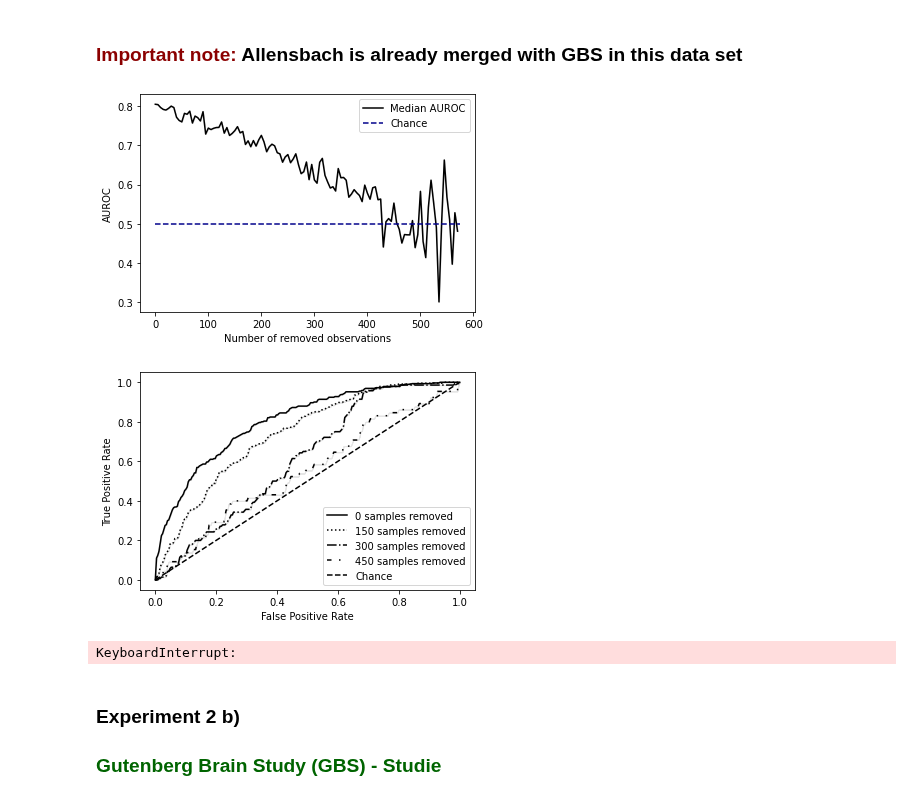
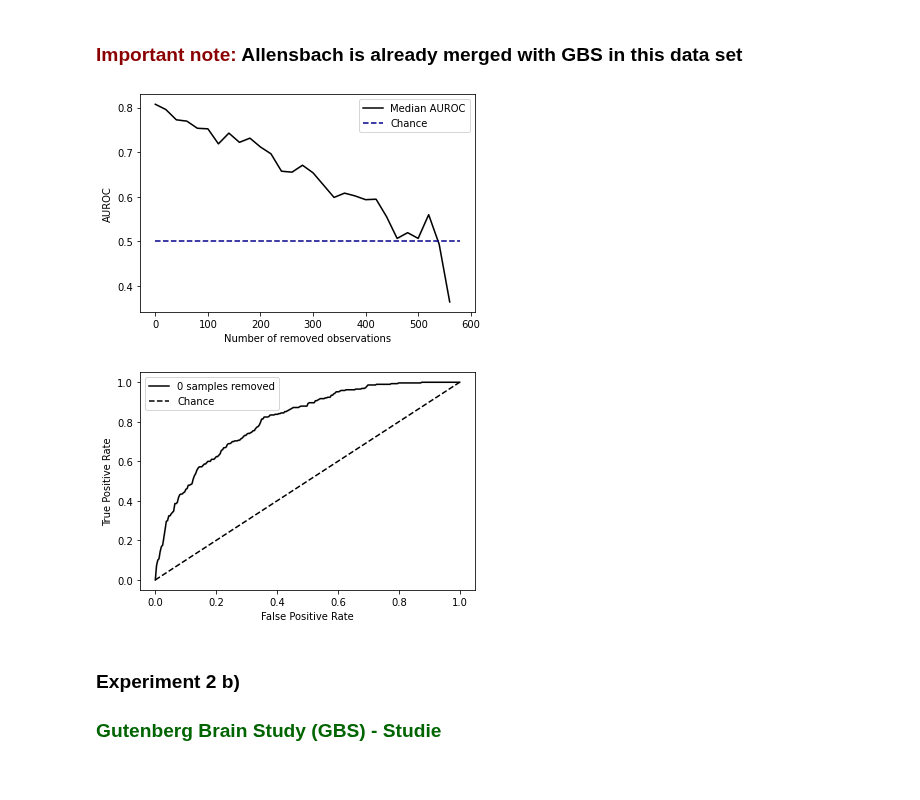
Before and after one commit to laksannathan/maximal-representative-sampling, a Jupyter notebook: src/Maximal Representative Sampling.ipynb, the cells around one changed output. Drawn from its saved outputs; the diff is of its cells as text; code cells hidden in the pictures.

Commit message:
Add cv experiment and pickle support

```diff
--- a/src/Maximal Representative Sampling.ipynb
+++ b/src/Maximal Representative Sampling.ipynb
@@ -331,23 +358,23 @@ for c in ctg:
 df_high = df[df['Above/Below 50K'] == ">50K"].copy(deep=True)
 df_low = df[df['Above/Below 50K'] == "<=50K"].copy(deep=True)
 
-df_low = df_low.reindex(np.random.permutation(df_low.index))
-df_high = df_high.reindex(np.random.permutation(df_high.index))
+#df_low = df_low.reindex(np.random.permutation(df_low.index))
+#df_high = df_high.reindex(np.random.permutation(df_high.index))
 
 #-----------------Simulate non-representative data---------------------#
 # 14800, 4700
 rep = pd.concat([df_low.head(1480).copy(deep=True),
-                 df_high.head(470).copy(deep=True)])
+                 df_high.head(470).copy(deep=True)], ignore_index=True)
 
 nonrep_more_high = pd.concat([df_low.tail(1480).copy(deep=True),
-                    df_high.tail(970).copy(deep=True)])
+                    df_high.tail(970).copy(deep=True)], ignore_index=True)
 
 nonrep_more_low = pd.concat([df_low.tail(1000).copy(deep=True),
-                    df_high.tail(270).copy(deep=True)])
+                    df_high.tail(270).copy(deep=True)], ignore_index=True)
 
 #-----------------Simulate representative data---------------------#
 rep2 = pd.concat([df_low.tail(1480).copy(deep=True),
-                 df_high.tail(470).copy(deep=True)])
+                 df_high.tail(470).copy(deep=True)], ignore_index=True)
 
 rep['label'] = 0
 nonrep_more_high['label'] = 1
@@ -535,7 +549,7 @@ for temp in tqdm(temperatures):
 ### <font color='darkred'>Important note:</font>  <a name="allensbach"></a> Allensbach is already merged with GBS in this data set
 # %%
 mu, sigma = 0.1, 0.06
-temperatures = np.random.normal(mu, sigma, 10)
+temperatures = np.random.normal(mu, sigma, 1)
 
 allensbach = pd.read_csv(os.path.join(path, 'data/allensbach_mrs.csv'))
 allensbach.drop(['Unnamed: 0'], axis=1, inplace=True)
@@ -548,43 +562,46 @@ scaler = StandardScaler()
 scaled_allensbach = allensbach.copy(deep=True)
 scaled_allensbach[allensbach_columns] = scaler.fit_transform(scaled_allensbach[allensbach_columns])
 
-drop = 5
+drop = 20
 number_of_splits = 5
 result_dir = os.path.join(os.getcwd(), 'results/gbs_allensbach',
                           datetime.datetime.now().strftime('%Y-%m-%d_%H-%M-%S'))
 os.makedirs(result_dir)
 
 test_size = 0.5
 number_of_iterations = int(len(scaled_allensbach[scaled_allensbach['label']  == 1]) / drop)
 
 aucs = []
 rocs = []
 
 for temp in tqdm(temperatures):
     allensbach_mrs, auc, roc = repeated_MRS(scaled_allensbach, allensbach_columns, temp,
                     number_of_iterations=number_of_iterations, number_of_splits=number_of_splits,
                         n_drop=drop, test_size=test_size, cv=3, result_directory=result_dir)
     aucs.append(auc)
     rocs.append(roc)
 
     median_rocs = []
     for i in range(len(rocs[0])):
         median_tpr = np.median(np.array(rocs)[:, i, 0], axis = 0)
         median_fpr = np.median(np.array(rocs)[:, i, 1], axis = 0)
         std_tpr = np.std(np.array(rocs)[:, i, 1], axis = 0)
         removed_samples = np.array(rocs)[:, i, 2][0][0]
         median_rocs.append([median_tpr, median_fpr, std_tpr, removed_samples])
 
 
     median_aucs = np.median(aucs, axis = 0)
     std_aucs = np.std(aucs, axis = 0)
 
     plot_auc_median(median_aucs, std_aucs, result_dir, save=True)
     plot_roc(median_rocs, result_dir, save=True)
+
+pickle.dump(median_aucs, open(result_dir + "/median_aucs", 'wb'))
+pickle.dump(std_aucs, open(result_dir + "/std_aucs", 'wb'))
+pickle.dump(median_rocs, open(result_dir + "/median_rocs", 'wb'))
 # %% [output]
-[figure, old version]
+[figure, new version]
-[figure, old version]
+[figure, new version]
-KeyboardInterrupt:
 # %% [markdown]
 ### Experiment 2 b)
 ### <font color='darkgreen'>Gutenberg Brain Study (GBS) - Studie</font>  <a name="us"></a>
```
Also changed, not shown: parts of 14 cells of this notebook.
